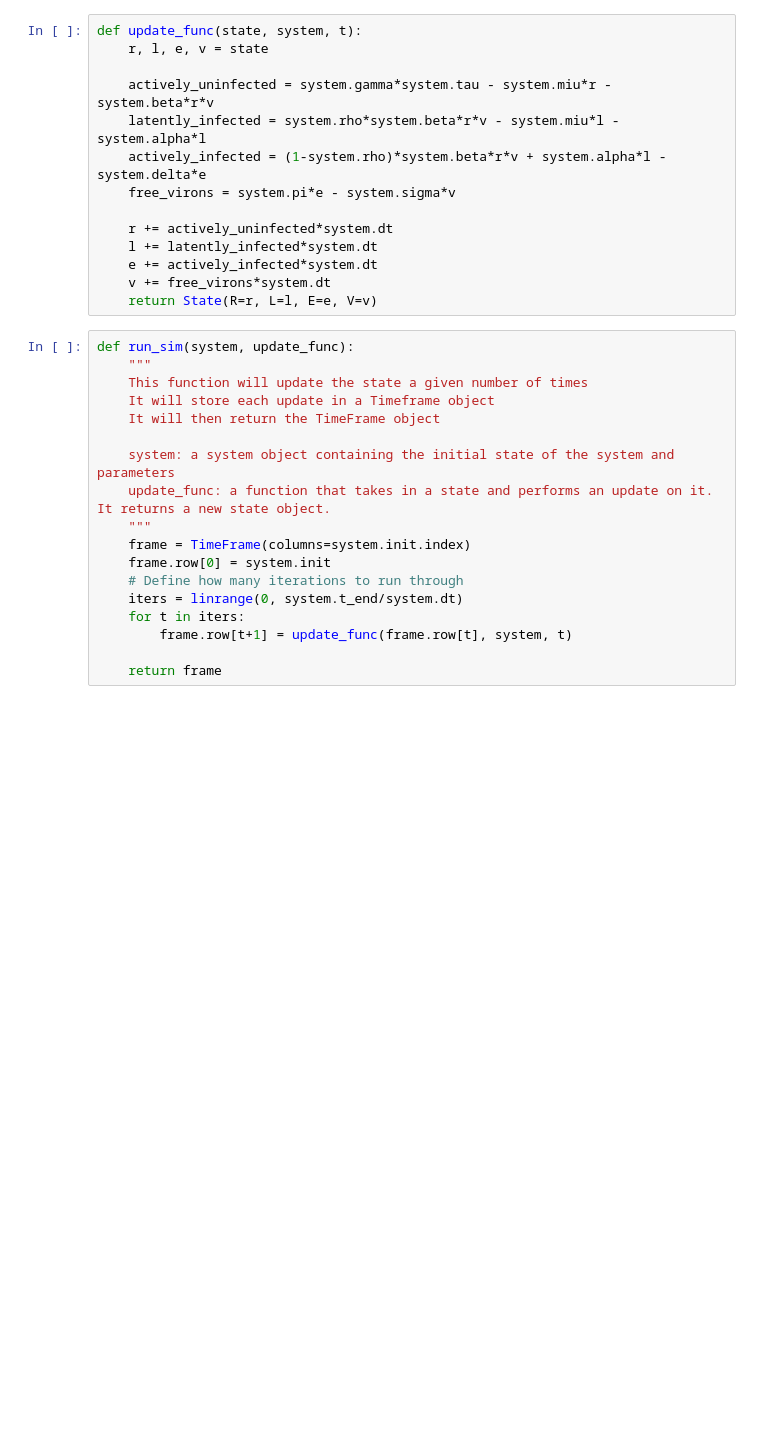
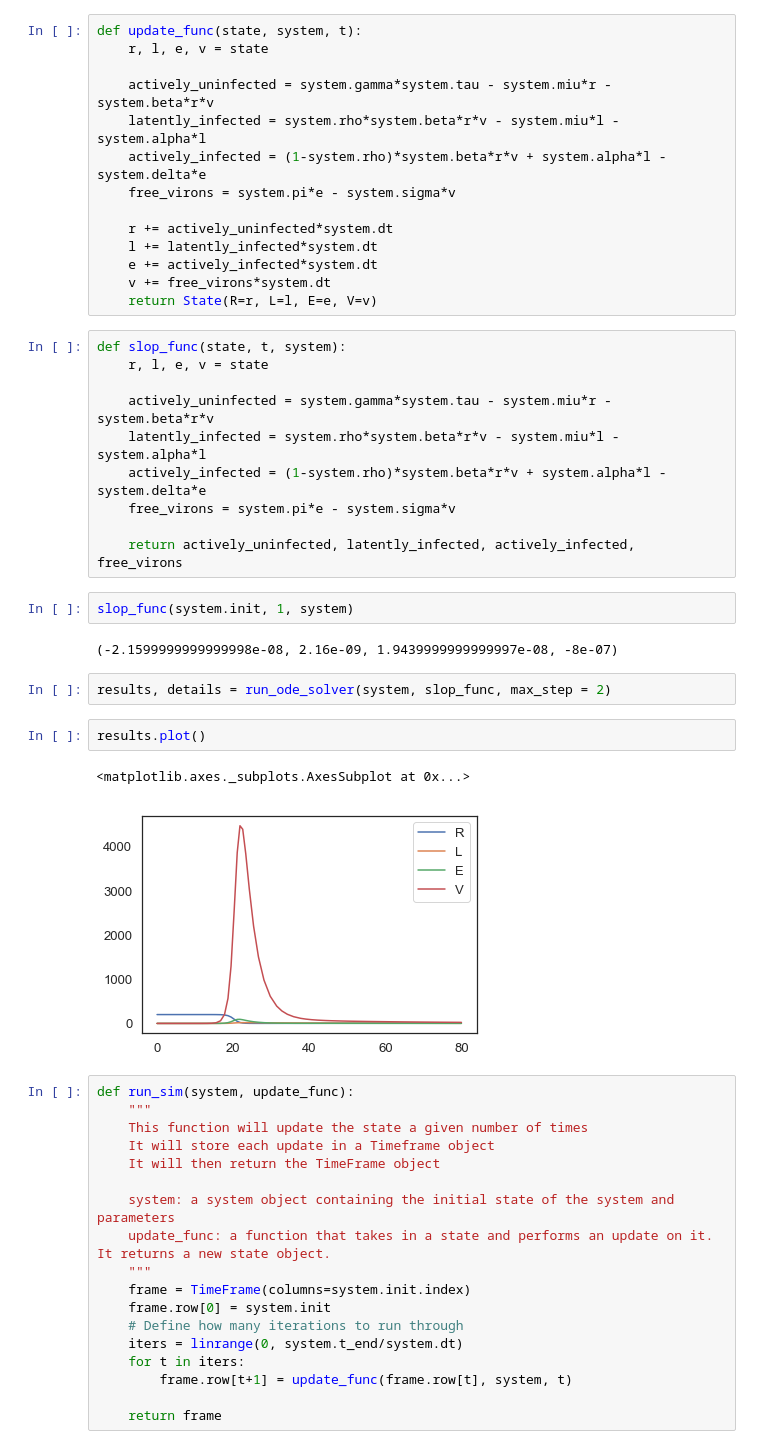
Before and after one commit to jamesHo22/ModSimPy, a Jupyter notebook: code/hiv_model.ipynb, the cells around one changed output. Saved outputs shown, nothing was run; the diff lists cells and outputs as text; blank space fills up the shorter version.

```diff
--- a/code/hiv_model.ipynb
+++ b/code/hiv_model.ipynb
@@ -52,6 +52,27 @@ def update_func(state, system, t):
     e += actively_infected*system.dt
     v += free_virons*system.dt
     return State(R=r, L=l, E=e, V=v)
+# %%
+def slop_func(state, t, system):
+    r, l, e, v = state
+
+    actively_uninfected = system.gamma*system.tau - system.miu*r - system.beta*r*v
+    latently_infected = system.rho*system.beta*r*v - system.miu*l - system.alpha*l
+    actively_infected = (1-system.rho)*system.beta*r*v + system.alpha*l - system.delta*e
+    free_virons = system.pi*e - system.sigma*v
+
+    return actively_uninfected, latently_infected, actively_infected, free_virons
+# %%
+slop_func(system.init, 1, system)
+# %% [output]
+(-2.1599999999999998e-08, 2.16e-09, 1.9439999999999997e-08, -8e-07)
+# %%
+results, details = run_ode_solver(system, slop_func, max_step = 2)
+# %%
+results.plot()
+# %% [output]
+<matplotlib.axes._subplots.AxesSubplot at 0x...>
+[figure, added]
 # %%
 def run_sim(system, update_func):
     """
```
Also changed, not shown: 4 other files.
